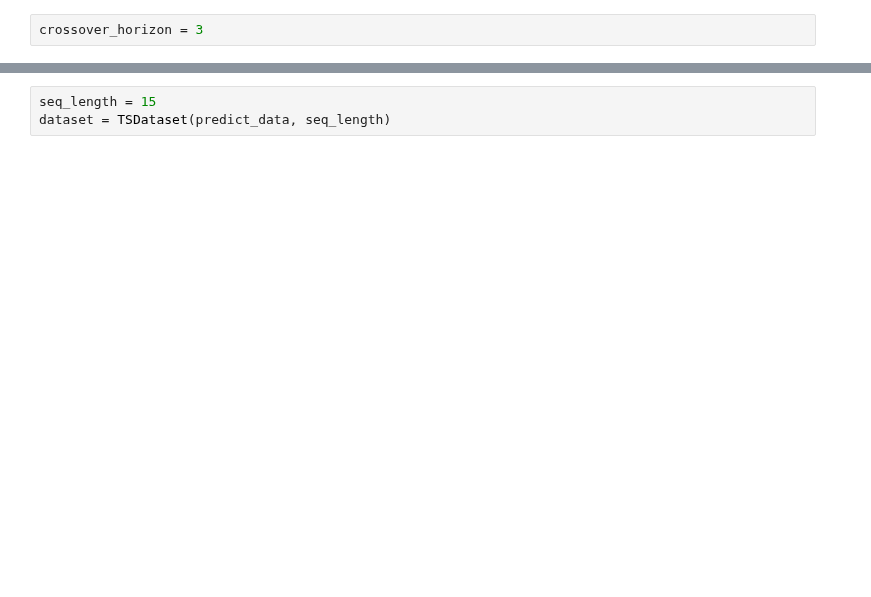
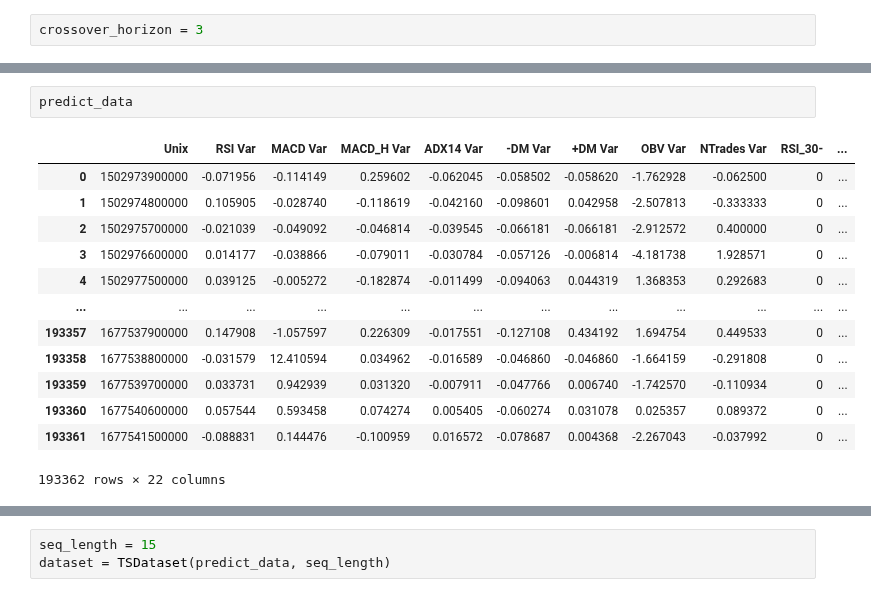
Before and after one commit to Alexis-Fauxbaton/Financial-Predictions, a Jupyter notebook: crossover_training.ipynb, the cells around one changed output, grey strips where cells are left out. Saved outputs shown, nothing was run; the diff lists cells and outputs as text; blank space fills up the shorter version.

```diff
--- a/crossover_training.ipynb
+++ b/crossover_training.ipynb
@@ -68,0 +99,16 @@ See the caveats in the documentation: https://pandas.pydata.org/pandas-docs/stab
+# %%
+predict_data
+# %% [output]
+|  | Unix | RSI Var | MACD Var | MACD_H Var | ADX14 Var | -DM Var | +DM Var | OBV Var | NTrades Var | RSI_30- | ... |
+| 0 | 1502973900000 | -0.071956 | -0.114149 | 0.259602 | -0.062045 | -0.058502 | -0.058620 | -1.762928 | -0.062500 | 0 | ... |
+| 1 | 1502974800000 | 0.105905 | -0.028740 | -0.118619 | -0.042160 | -0.098601 | 0.042958 | -2.507813 | -0.333333 | 0 | ... |
+| 2 | 1502975700000 | -0.021039 | -0.049092 | -0.046814 | -0.039545 | -0.066181 | -0.066181 | -2.912572 | 0.400000 | 0 | ... |
+| 3 | 1502976600000 | 0.014177 | -0.038866 | -0.079011 | -0.030784 | -0.057126 | -0.006814 | -4.181738 | 1.928571 | 0 | ... |
+| 4 | 1502977500000 | 0.039125 | -0.005272 | -0.182874 | -0.011499 | -0.094063 | 0.044319 | 1.368353 | 0.292683 | 0 | ... |
+| ... | ... | ... | ... | ... | ... | ... | ... | ... | ... | ... | ... |
+| 193357 | 1677537900000 | 0.147908 | -1.057597 | 0.226309 | -0.017551 | -0.127108 | 0.434192 | 1.694754 | 0.449533 | 0 | ... |
+| 193358 | 1677538800000 | -0.031579 | 12.410594 | 0.034962 | -0.016589 | -0.046860 | -0.046860 | -1.664159 | -0.291808 | 0 | ... |
+| 193359 | 1677539700000 | 0.033731 | 0.942939 | 0.031320 | -0.007911 | -0.047766 | 0.006740 | -1.742570 | -0.110934 | 0 | ... |
+| 193360 | 1677540600000 | 0.057544 | 0.593458 | 0.074274 | 0.005405 | -0.060274 | 0.031078 | 0.025357 | 0.089372 | 0 | ... |
+| 193361 | 1677541500000 | -0.088831 | 0.144476 | -0.100959 | 0.016572 | -0.078687 | 0.004368 | -2.267043 | -0.037992 | 0 | ... |
+193362 rows × 22 columns
```
Also changed, not shown: parts of 14 cells of this notebook, 7 other files.
